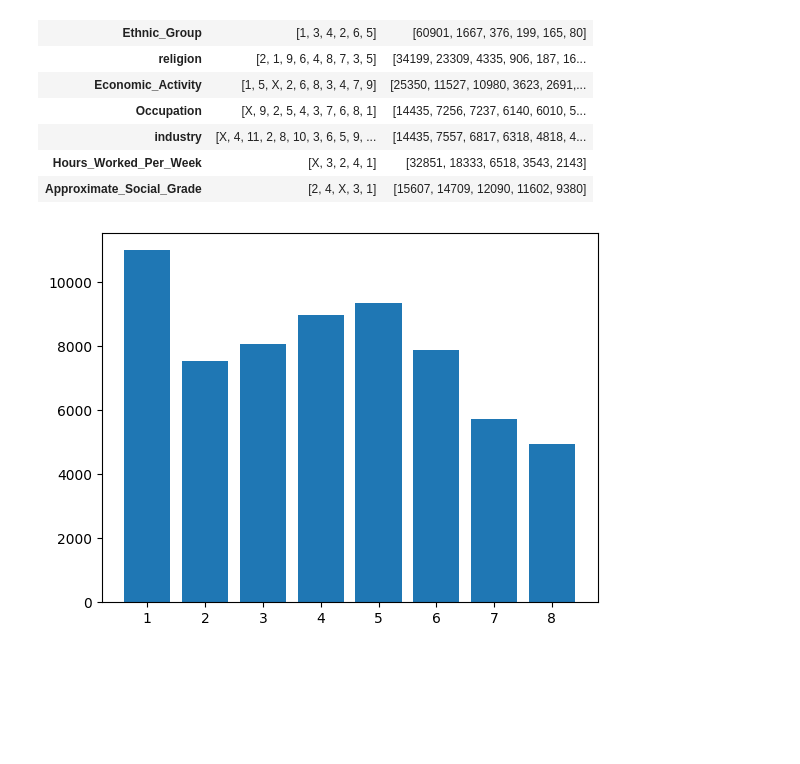
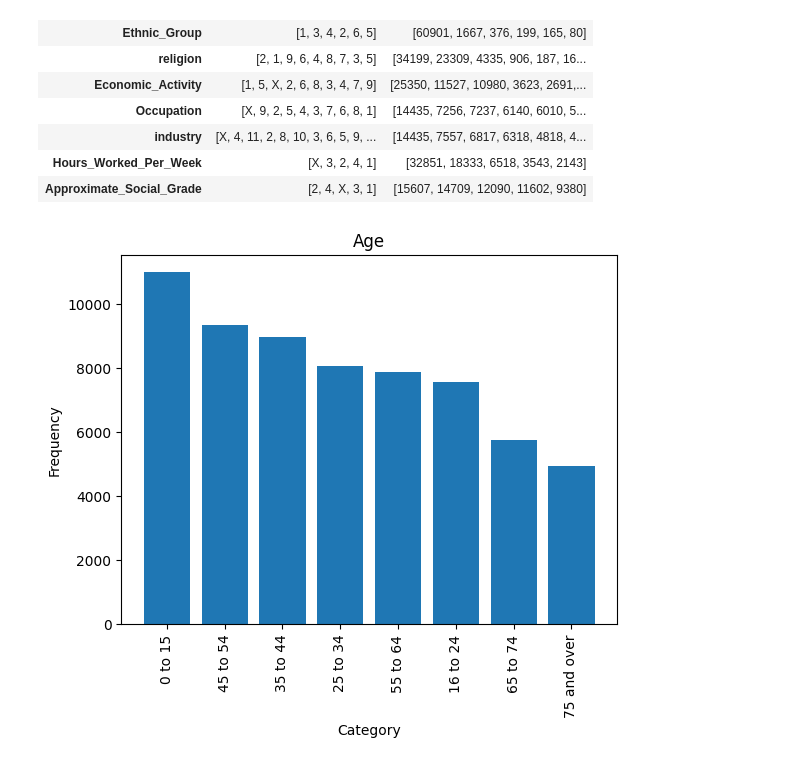
Before and after one commit to awesometillman/census, a Jupyter notebook: notebooks/notebook.ipynb, the cells around one changed output. Drawn from its saved outputs; the diff is of its cells as text; code cells hidden in the pictures; blank space fills up the shorter version.

Commit message:
Moved meanings dataframe to executable python file

```diff
--- a/notebooks/notebook.ipynb
+++ b/notebooks/notebook.ipynb
@@ -130,14 +131,3 @@ def get_cats_counts(dataframe, variable):
     counts = counts_series.to_list()
 
     return categories, counts
-# %%
-def bar_chart(data, variable):
-    """Plots a bar chart of specified variable.
-
-    Uses information provided in 'chart_data'.
-    """
-    fig, ax = plt.subplots()
-
-    ax.bar(*data.loc[variable].to_list())
-
-    plt.show()
@@ -315,10 +158,33 @@ chart_data
 | industry | [X, 4, 11, 2, 8, 10, 3, 6, 5, 9, ... | [14435, 7557, 6817, 6318, 4818, 4... |
 | Hours_Worked_Per_Week | [X, 3, 2, 4, 1] | [32851, 18333, 6518, 3543, 2143] |
 | Approximate_Social_Grade | [2, 4, X, 3, 1] | [15607, 14709, 12090, 11602, 9380] |
+# %%
+def bar_chart(data, meanings, variable):
+    """Plots a bar chart of specified variable.
+
+    Uses information provided in 'chart_data'.
+    """
+    categories = data.loc[variable]["Categories"]
+    counts = data.loc[variable]["Counts"]
+    # Use the meanings dataframe to translate labels
+    labels = [meanings.loc[variable]["Dictionary"][str(cat)] for cat in categories]
+    y_pos = range(len(labels))
+
+    plt.bar(y_pos, counts)
+    plt.xticks(y_pos, labels, rotation = 90)
+    plt.ylabel("Frequency")
+    plt.xlabel("Category")
+    plt.title(meanings.loc[variable]["Title"])
+    plt.show()
+# %%
+# Read in the meanings dataframe (created earlier) from the data folder
+meanings_df = pd.read_csv("../data/Meanings.csv", index_col = 0)
+# Apply literal eval to convert 'Dictionary' column from string to dictionary
+meanings_df["Dictionary"] = meanings_df["Dictionary"].apply(literal_eval)
 # %%
 # Plot distribution of age using my function
-bar_chart(chart_data, "age")
+bar_chart(chart_data, meanings_df, "age")
 # %% [output]
-[figure, old version]
+[figure, new version]
 # %%
 # Plot distribution of occupation using my function
```
Also changed, not shown: parts of 3 cells of this notebook, 3 other files.
